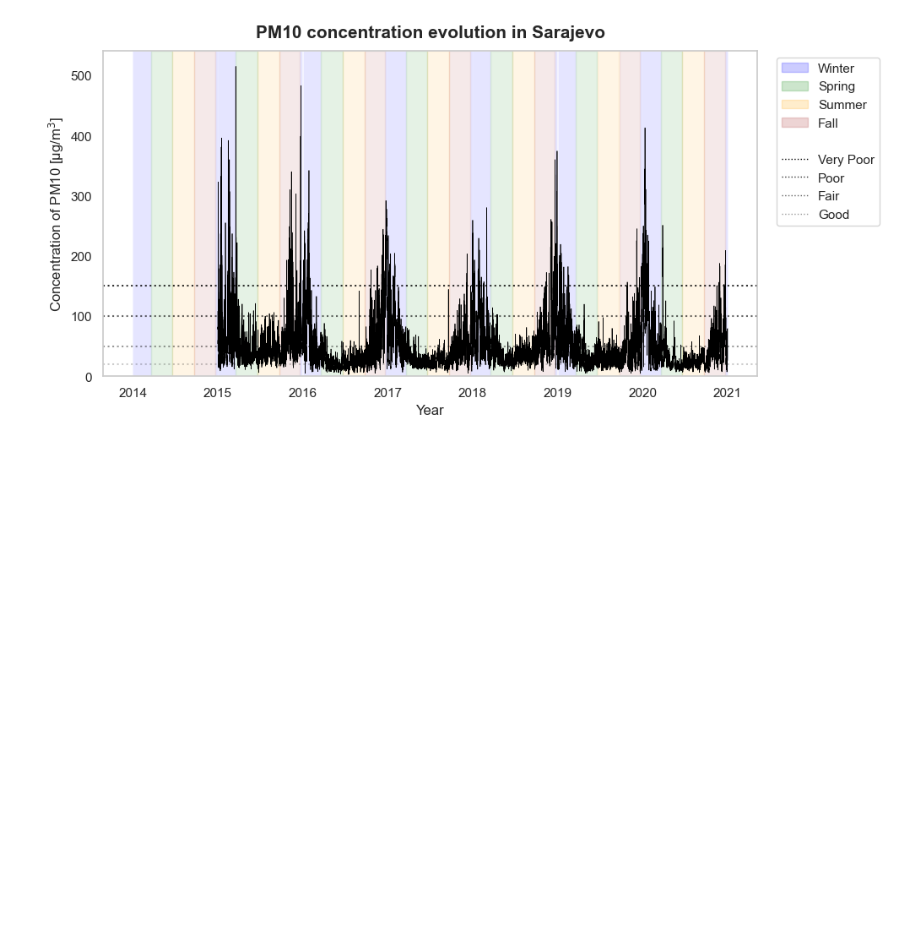
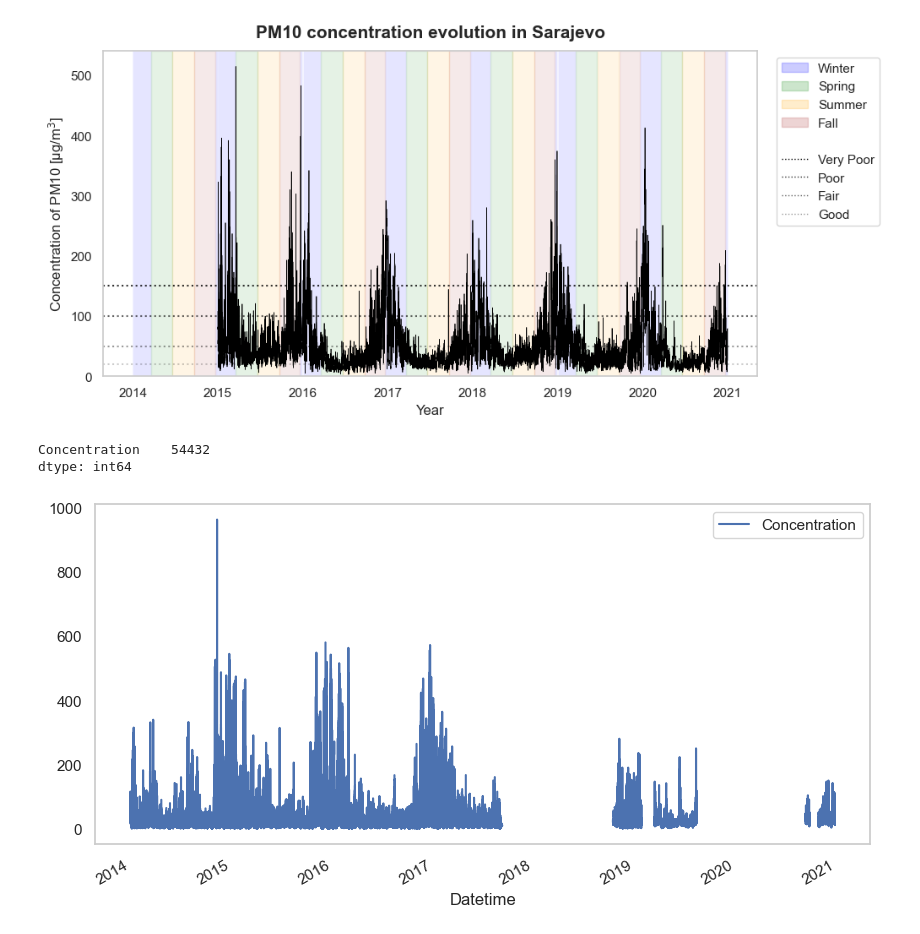
Before and after one commit to mplanasgit/Ironhack-Final-Project, a Jupyter notebook: src/EDA.ipynb, the cells around one changed output. Saved outputs shown, nothing was run; the diff lists cells and outputs as text; code cells hidden in the pictures; blank space fills up the shorter version.

```diff
--- a/src/EDA.ipynb
+++ b/src/EDA.ipynb
@@ -838,3 +838,29 @@ dict_cities = {
 # %%
 # for key, value in dict_cities.items():
 #     vis.plot_lineplot_timeseries(value[-1],2016,2021)
+# %%
+albania = pd.read_csv('../data/EEA/Tirana/Tirana_combined_pm10.csv')
+# %%
+albania = albania[['Concentration','DatetimeEnd']]
+# %%
+def transform_datetime (df, col_name):
+    '''This function transforms the values of a column into datetime format.
+    Args
+    :df: df. the dataframe
+    :col_name: str. the name of the column where dates should be transformed
+    '''
+    df[col_name] = pd.to_datetime(df[col_name])
+    df = df.set_index(col_name).sort_values(by=col_name, ascending = True)
+    df.index = df.index.rename('Datetime')
+    return df
+# %%
+albania = transform_datetime(albania,'DatetimeEnd')
+# %%
+albania.isna().sum()
+# %% [output]
+Concentration    54432
+dtype: int64
+# %%
+albania.plot();
+# %% [output]
+[figure, added]
```
Also changed, not shown: parts of 12 cells of this notebook, 7 other files.
